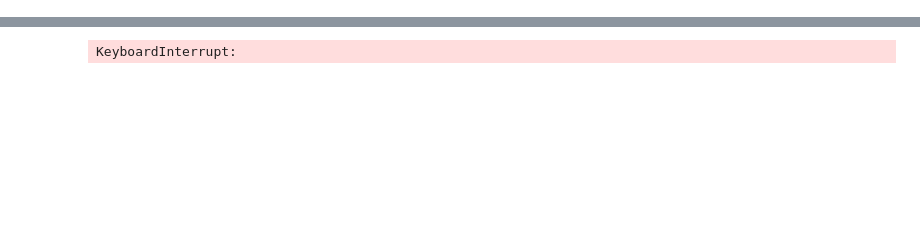
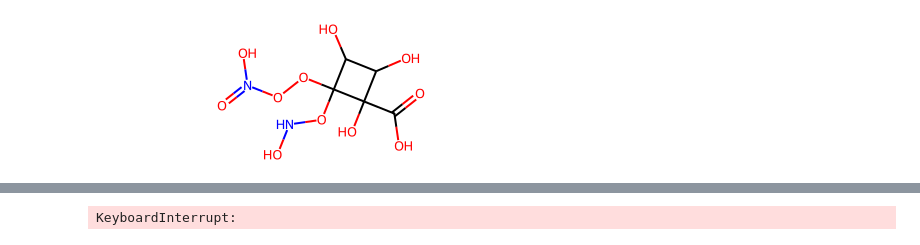
Before and after one commit to kuulia/DiffEIMS, a Jupyter notebook: notebooks/neims_testing.ipynb, the cells around one changed output, grey strips where cells are left out. Saved outputs shown, nothing was run; the diff lists cells and outputs as text; code cells hidden in the pictures; blank space fills up the shorter version.

```diff
--- a/notebooks/neims_testing.ipynb
+++ b/notebooks/neims_testing.ipynb
@@ -40,0 +103,4 @@ df['mol'] = df['SMILES'].apply(MolFromSmiles)
+# %%
+with open('generated_mols.pkl', 'rb') as file:
+    generated_mols = pkl.load(file)
+generated_mols
@@ -40,0 +175,4 @@ df['mol'] = df['SMILES'].apply(MolFromSmiles)
+# %%
+generated_mols_no_hs[7][1]
+# %% [output]
+[figure, added]
```
Also changed, not shown: parts of 21 cells of this notebook, 8 other files.
